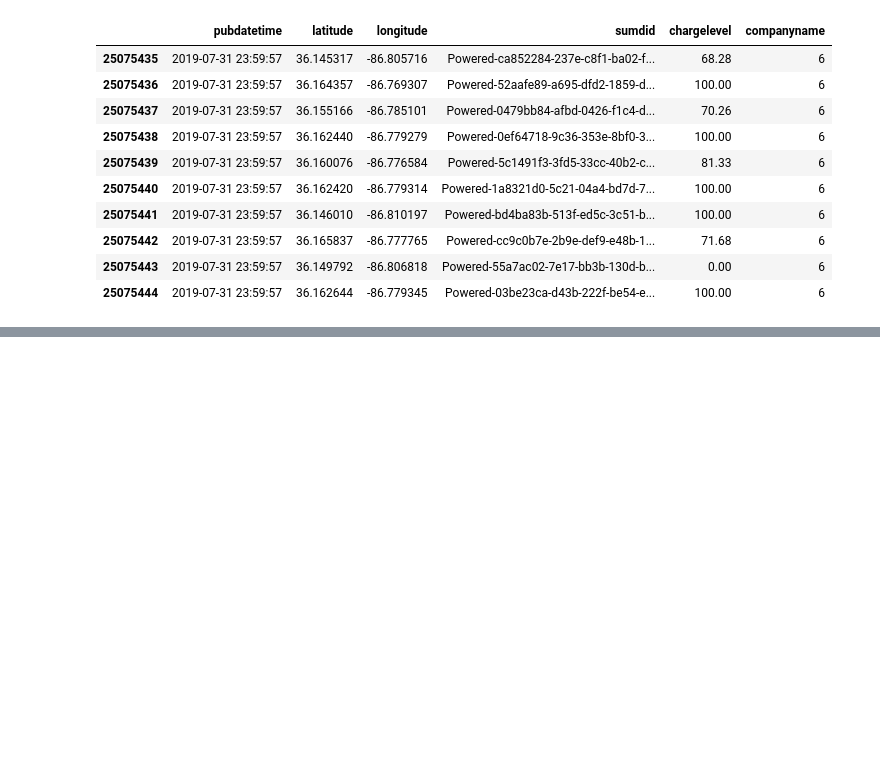
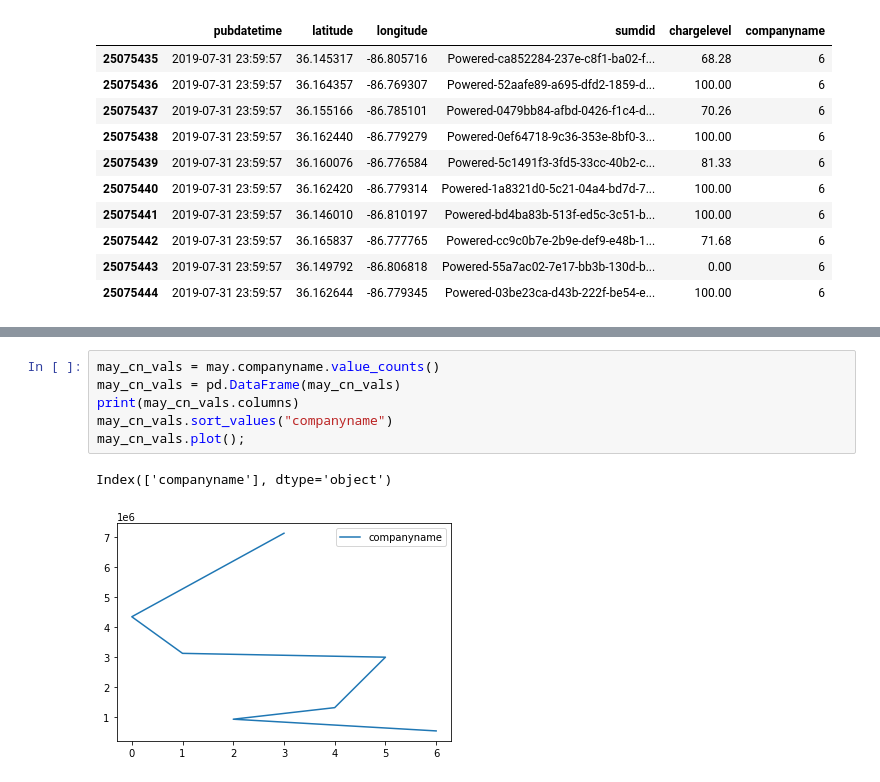
Before and after one commit to derektprice/mapping_scooters_nashville_python, a Jupyter notebook: notebooks/Group Project.ipynb, the cells around one changed output, grey strips where cells are left out. Saved outputs shown, nothing was run; the diff lists cells and outputs as text; blank space fills up the shorter version.

```diff
--- a/notebooks/Group Project.ipynb
+++ b/notebooks/Group Project.ipynb
@@ -362,0 +411,9 @@ july_test.tail(10)
+# %%
+may_cn_vals = may.companyname.value_counts()
+may_cn_vals = pd.DataFrame(may_cn_vals)
+print(may_cn_vals.columns)
+may_cn_vals.sort_values("companyname")
+may_cn_vals.plot();
+# %% [output]
+Index(['companyname'], dtype='object')
+[figure, added]
```
Also changed, not shown: parts of 23 cells of this notebook, 3 other files.
